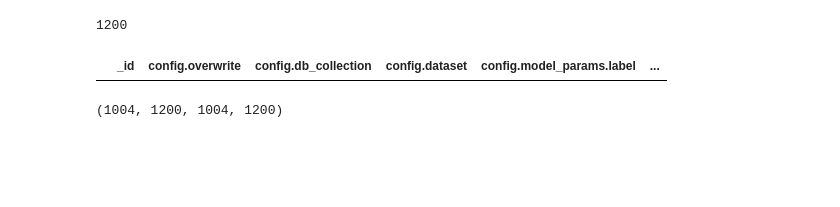
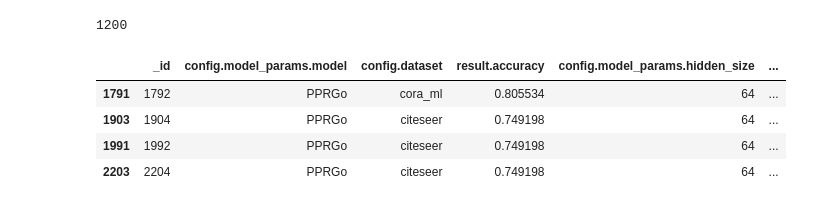
Before and after one commit to sigeisler/robustness_of_gnns_at_scale, a Jupyter notebook: evalute_seml_exp.ipynb, the cells around one changed output. Saved outputs shown, nothing was run; the diff lists cells and outputs as text; code cells hidden in the pictures; blank space fills up the shorter version.

```diff
--- a/evalute_seml_exp.ipynb
+++ b/evalute_seml_exp.ipynb
@@ -76,24 +101,30 @@ sum(list(seml_results["config.dataset"] == "citeseer")  and list(seml_results["c
 # %% [output]
 1200
-# %%
-
-citeseer_mediod_results = seml_results[list(seml_results["config.dataset"] == "citeseer")  and
-                                   list(seml_results["config.model_params.mean"] == "soft_k_medoid")]
-citeseer_mediod_results
-# %% [output]
-|  | _id | config.overwrite | config.db_collection | config.dataset | config.model_params.label | ... |
 # %%
-cora_median_results = seml_results[list(seml_results["config.dataset"] == "cora_ml") and list(seml_results["config.model_params.mean"] == "soft_median")]
+cora_results = seml_results[list(seml_results["config.dataset"] == "cora_ml")]
+#cora_median_results = cora_results[cora_results["config.model_params.mean"] == "soft_median"]
+#cora_mediod_results = cora_results[cora_results["config.model_params.mean"] == "soft_k_medoid"]
 
-cora_mediod_results = seml_results[list(seml_results["config.dataset"] == "citeseer") and list(seml_results["config.model_params.mean"] == "soft_k_medoid")]
+citeseer_results = seml_results[list(seml_results["config.dataset"] == "citeseer")]
+#citeseer_median_results = citeseer_results[citeseer_results["config.model_params.mean"] == "soft_median"]
+#citeseer_mediod_results = citeseer_results[citeseer_results["config.model_params.mean"] == "soft_k_medoid"]
 
-citeseer_median_results = seml_results[list(seml_results["config.dataset"] == "citeseer") and list(seml_results["config.model_params.mean"] == "soft_median")]
-
-citeseer_mediod_results = seml_results[list(seml_results["config.dataset"] == "citeseer") and list(seml_results["config.model_params.mean"] == "soft_k_medoid")]
-
-len(cora_median_results),len(cora_mediod_results),len(citeseer_median_results),len(citeseer_mediod_results)
+#len(cora_median_results),len(cora_mediod_results),len(citeseer_median_results),len(citeseer_mediod_results)
-# %% [output]
-(1004, 1200, 1004, 1200)
+# %%
+metric = "result.accuracy"
+best_results = cora_results[cora_results[metric] == cora_results[metric].max()]
+
+best_results = pd.concat([
+    best_results,
+    citeseer_results[citeseer_results[metric] == citeseer_results[metric].max()]])
+
+best_results[relevant_columns]
+# %% [output]
+|  | _id | config.model_params.model | config.dataset | result.accuracy | config.model_params.hidden_size | ... |
+| 1791 | 1792 | PPRGo | cora_ml | 0.805534 | 64 | ... |
+| 1903 | 1904 | PPRGo | citeseer | 0.749198 | 64 | ... |
+| 1991 | 1992 | PPRGo | citeseer | 0.749198 | 64 | ... |
+| 2203 | 2204 | PPRGo | citeseer | 0.749198 | 64 | ... |
 # %%
 metric = "result.accuracy"
 best_results = cora_median_results[cora_median_results[metric] == cora_median_results[metric].max()]
```
Also changed, not shown: parts of 16 cells of this notebook, 4 other files.
